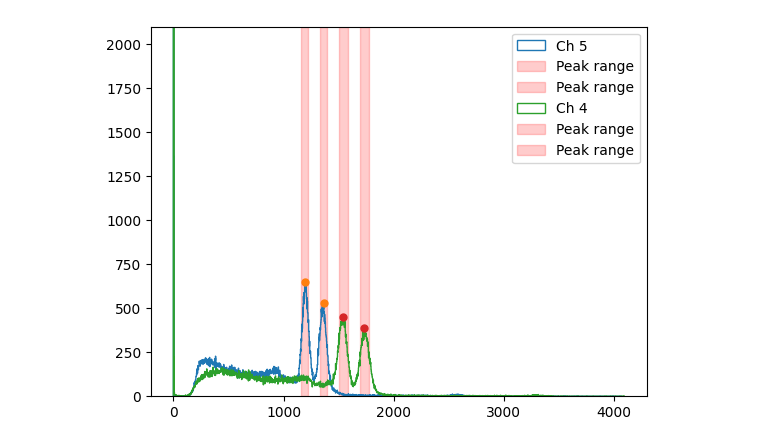
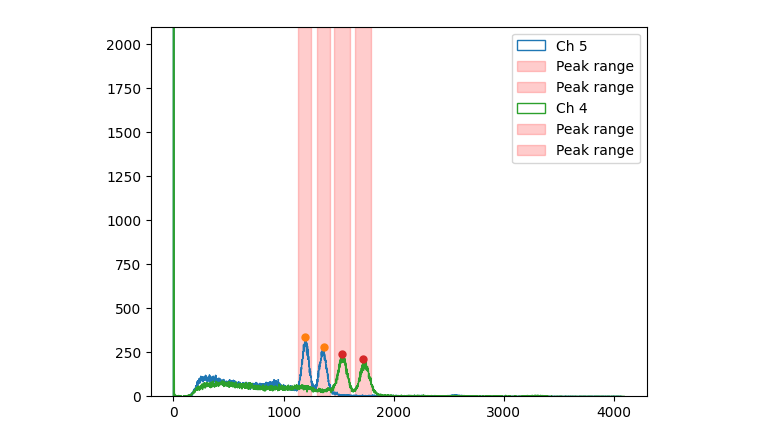
Before and after one commit to cdunn314/libra-toolbox, a Jupyter notebook: example.ipynb, the cells around one changed output. Drawn from its saved outputs; the diff is of its cells as text; code cells hidden in the pictures.

```diff
--- a/example.ipynb
+++ b/example.ipynb
@@ -117,7 +137,7 @@ import matplotlib.pyplot as plt
 from libra_toolbox.neutron_detection.activation_foils import compass
 
 for detector in all_measurements["Co60_3"].detectors:
-    hist, bin_edges = detector.get_energy_hist(bins="double")
+    hist, bin_edges = detector.get_energy_hist()
 
     plt.hist(
         bin_edges[:-1],
@@ -126,7 +146,9 @@ for detector in all_measurements["Co60_3"].detectors:
         histtype="step",
         label=f"Ch {detector.channel_nb}",
     )
-    peaks = compass.get_peaks(hist, source=all_measurements["Co60_3"].check_source.nuclide.name)
+    peaks = compass.get_peaks(
+        hist, source=all_measurements["Co60_3"].check_source.nuclide.name
+    )
     # plt.plot(bin_edges[peaks], hist[peaks], '.', ms=10)
 
     from scipy.signal import find_peaks
@@ -134,34 +156,34 @@ for detector in all_measurements["Co60_3"].detectors:
 
     start_index = 400
     height = 0.60 * np.max(hist[start_index:])
     prominence = None
     width = [10, 150]
     distance = 30
     peaks, peak_data = find_peaks(
         hist[start_index:],
         prominence=prominence,
         height=height,
         width=width,
         distance=distance,
     )
     plt.plot(bin_edges[start_index:][peaks], peak_data["peak_heights"], ".", ms=10)
 
     for i, p in enumerate(peaks):
         width = peak_data["widths"][i]
         plt.axvspan(
             bin_edges[start_index:][p] - width,
             bin_edges[start_index:][p] + width,
             color="red",
             alpha=0.2,
             label="Peak range",
         )
 
 plt.legend()
 # plt.yscale("log")
 plt.ylim(top=2100)
 plt.show()
 # %% [output]
-[figure, old version]
+[figure, new version]
 # %%
 fig, axs = plt.subplots(3, 1, figsize=(10, 8), sharex=True)
 
```
Also changed, not shown: parts of 8 cells of this notebook, 2 other files.
